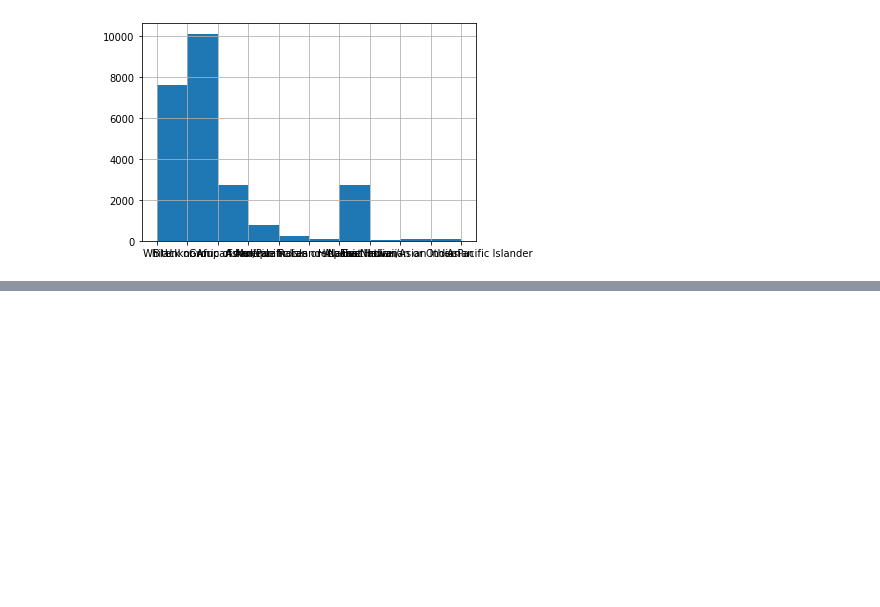
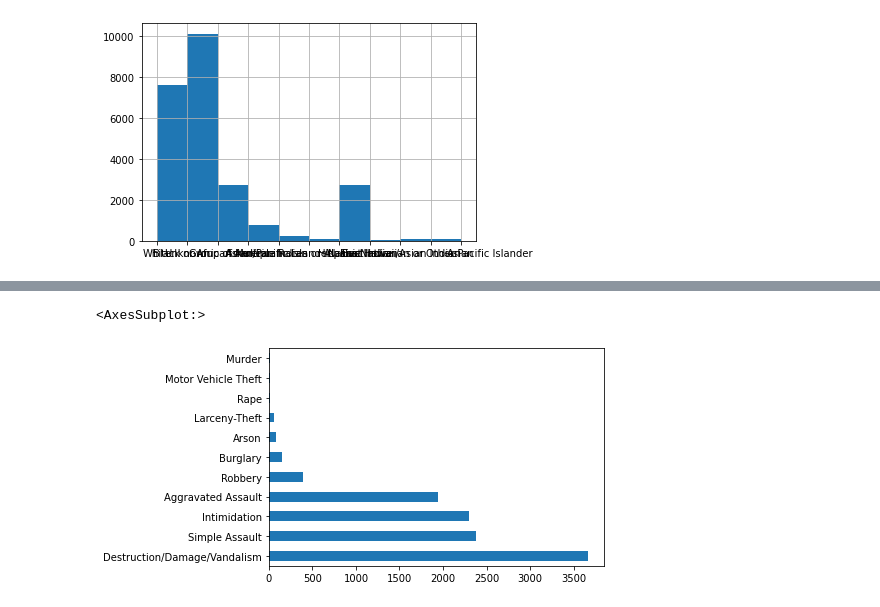
Before and after one commit to monachatterjee/LEDEProgram, a Jupyter notebook: CA Hate Crimes .ipynb, the cells around one changed output, grey strips where cells are left out. Saved outputs shown, nothing was run; the diff lists cells and outputs as text; code cells hidden in the pictures; blank space fills up the shorter version.

```diff
--- a/CA Hate Crimes .ipynb
+++ b/CA Hate Crimes .ipynb
@@ -93,0 +262,5 @@ df.Offensive_Act.
+# %%
+df['MostSeriousUcr'].value_counts().plot(kind='barh')
+# %% [output]
+<AxesSubplot:>
+[figure, added]
```
Also changed, not shown: parts of 40 cells of this notebook.
